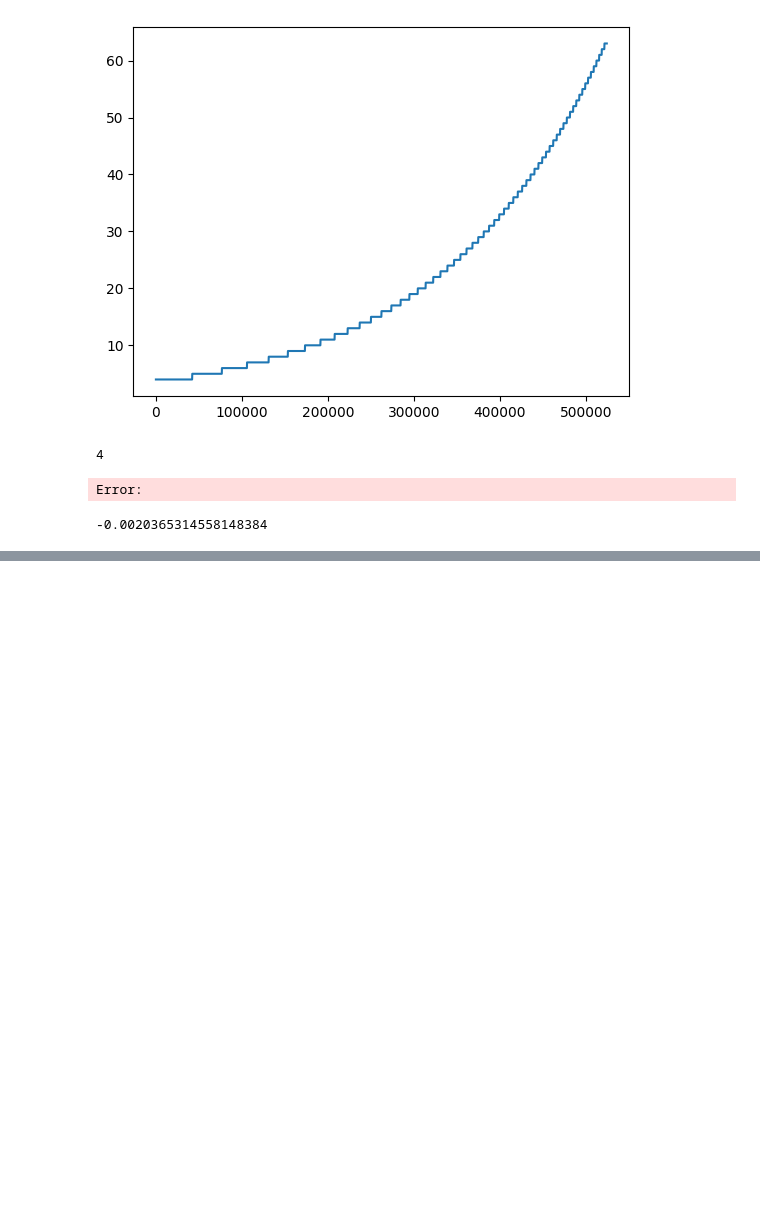
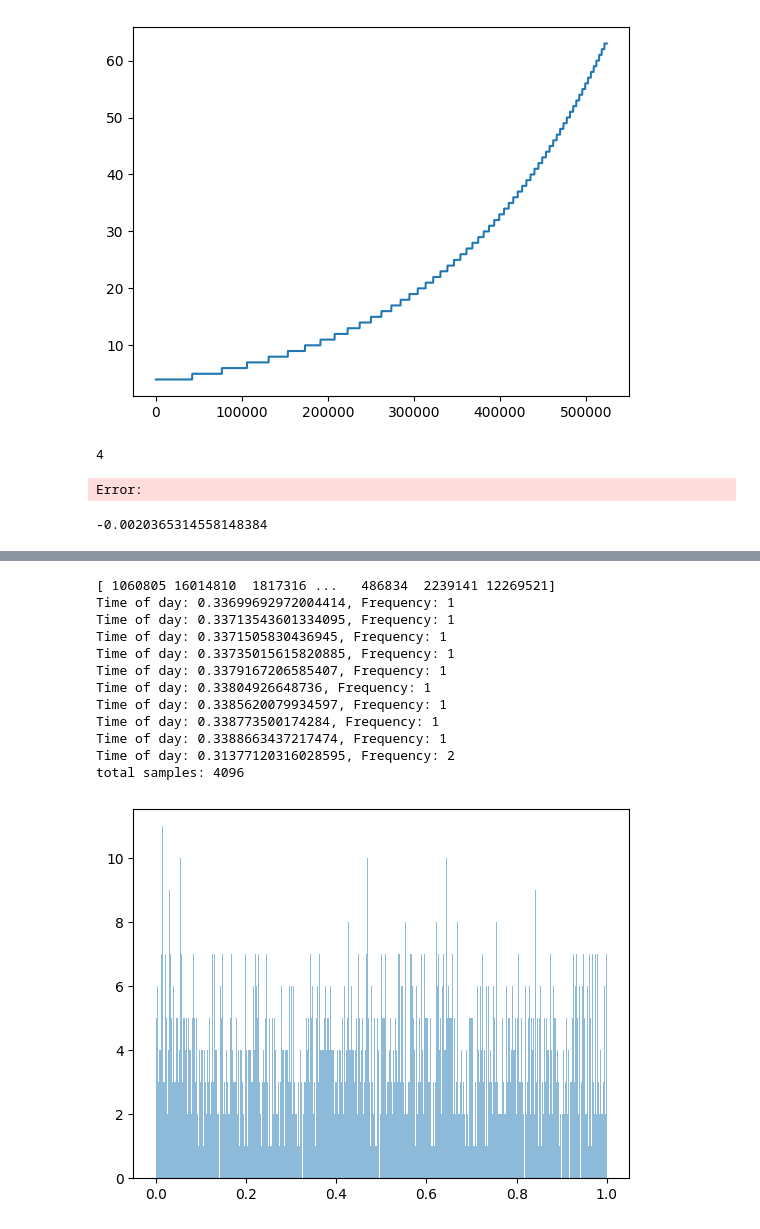
Before and after one commit to uzairname/manifold-learning, a Jupyter notebook: autoencoder/ipynbs/pca.ipynb, the cells around one changed output, grey strips where cells are left out. Drawn from its saved outputs; the diff is of its cells as text; code cells hidden in the pictures; blank space fills up the shorter version.

```diff
--- a/autoencoder/ipynbs/pca.ipynb
+++ b/autoencoder/ipynbs/pca.ipynb
@@ -392,3 +487,53 @@ frac_part, _
+# %%
+def get_time0(idx):
+  phi = torch.tensor((1 + np.sqrt(5)) / 2.0, dtype=torch.float32) # Golden ratio
+  time_of_day = ( phi * torch.tensor(idx, dtype=torch.float32) ) % 1.0
+  return time_of_day
+
+
+def get_time(idx):
+  phi = torch.tensor((1 + np.sqrt(5)) / 2.0, dtype=torch.float64) # Golden ratio
+  time_of_day = ( phi * torch.tensor(idx, dtype=torch.int32) ) % 1.0
+  return time_of_day
+# %%
+
+times = []
+
+# for i, data in tqdm(enumerate(train_dataloader)):
+#   times.append(data[3].numpy())
+#   if i > n_/BATCH_SIZE:
+#     break
+# times = np.concatenate(times)
+
+
+indices = np.random.randint(0, N, n)
+print(indices)
+
+times = [get_time(i).numpy() for i in indices]
+
+
+
+
+print(f"total samples: {len(times)}")
+
+#   img = data[0][0]
+#   plt.figure()
+#   plt.imshow(img[0].numpy(), cmap='gray')
+#   plt.title(f'Time of day {data[3][0]}')
+# %% [output]
+[ 1060805 16014810  1817316 ...   486834  2239141 12269521]
+Time of day: 0.33699692972004414, Frequency: 1
+Time of day: 0.33713543601334095, Frequency: 1
+Time of day: 0.3371505830436945, Frequency: 1
+Time of day: 0.33735015615820885, Frequency: 1
+Time of day: 0.3379167206585407, Frequency: 1
+Time of day: 0.33804926648736, Frequency: 1
+Time of day: 0.3385620079934597, Frequency: 1
+Time of day: 0.338773500174284, Frequency: 1
+Time of day: 0.3388663437217474, Frequency: 1
+Time of day: 0.31377120316028595, Frequency: 2
+total samples: 4096
+[figure, added]
 # %%
 import torch
 import numpy
```
Also changed, not shown: parts of 7 cells of this notebook, 13 other files.
